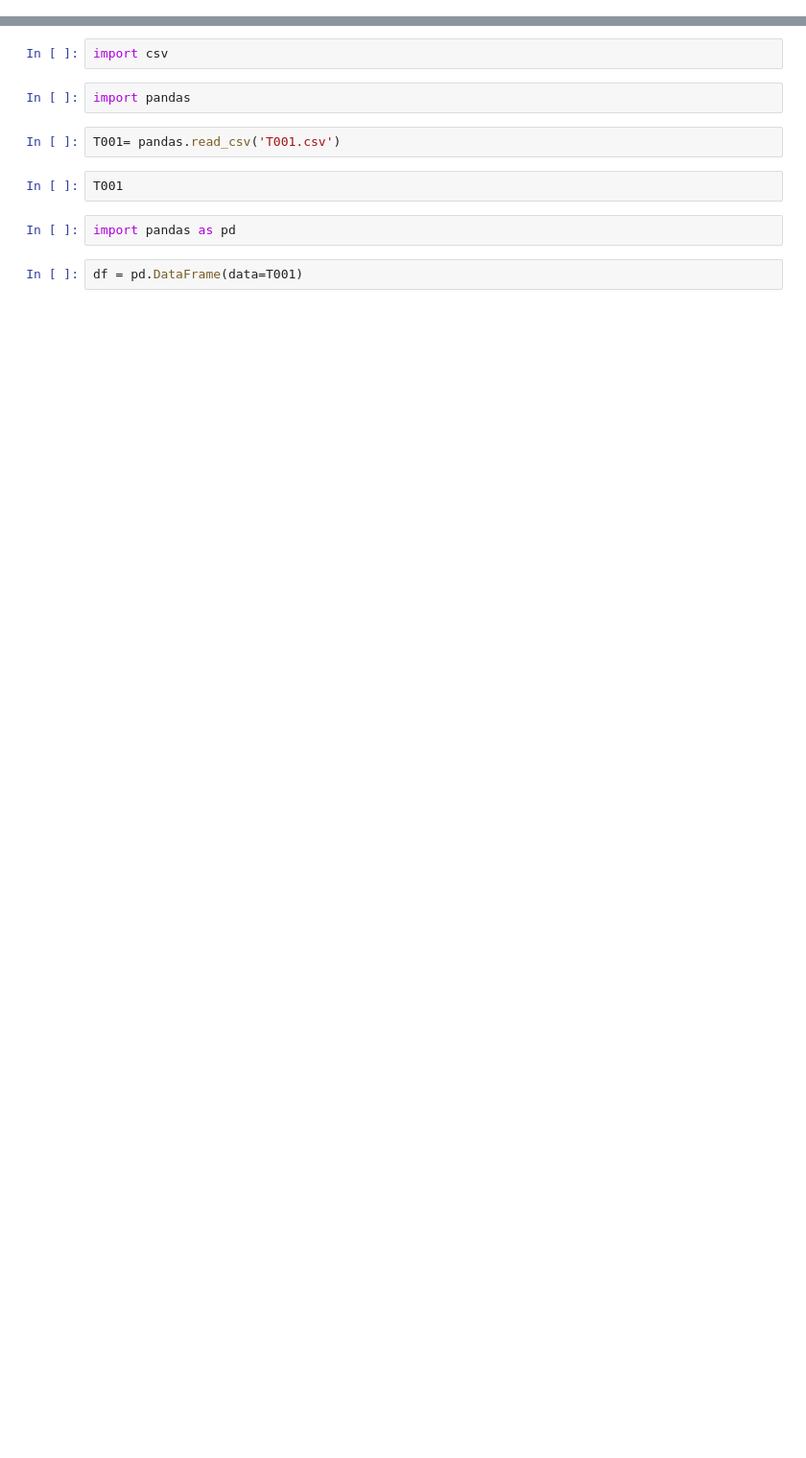
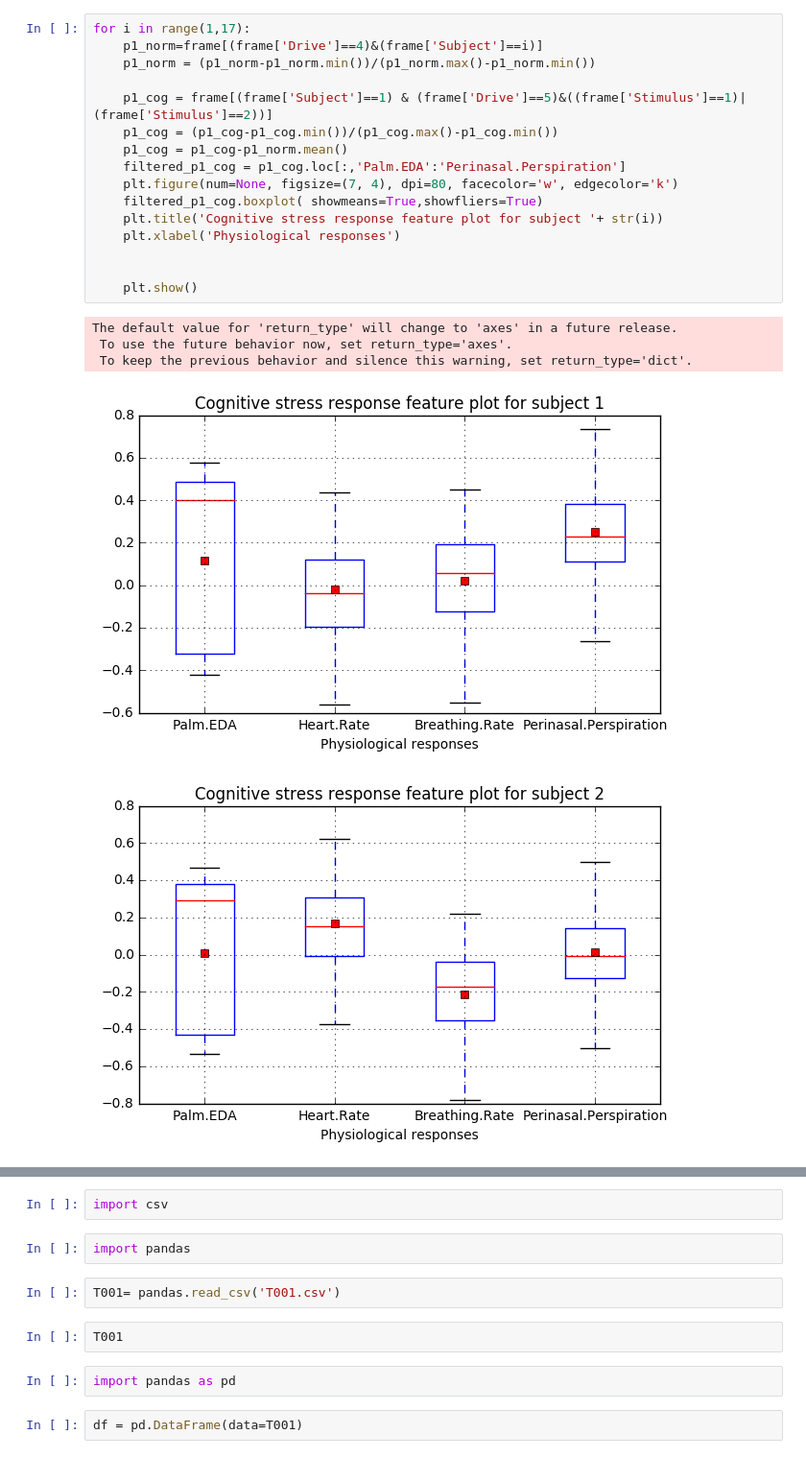
Before and after one commit to bhargavim1/Multimodal-stress-recognition, a Jupyter notebook: data_recog.ipynb, the cells around one changed output, grey strips where cells are left out. Shown at 96% size. Cells and saved outputs as stored; diff of their text form; blank space fills up the shorter version.

```diff
--- a/data_recog.ipynb
+++ b/data_recog.ipynb
@@ -0,0 +1,22 @@
+# %%
+for i in range(1,17):
+    p1_norm=frame[(frame['Drive']==4)&(frame['Subject']==i)]
+    p1_norm = (p1_norm-p1_norm.min())/(p1_norm.max()-p1_norm.min())
+
+    p1_cog = frame[(frame['Subject']==1) & (frame['Drive']==5)&((frame['Stimulus']==1)|(frame['Stimulus']==2))]
+    p1_cog = (p1_cog-p1_cog.min())/(p1_cog.max()-p1_cog.min())
+    p1_cog = p1_cog-p1_norm.mean()
+    filtered_p1_cog = p1_cog.loc[:,'Palm.EDA':'Perinasal.Perspiration']
+    plt.figure(num=None, figsize=(7, 4), dpi=80, facecolor='w', edgecolor='k')
+    filtered_p1_cog.boxplot( showmeans=True,showfliers=True)
+    plt.title('Cognitive stress response feature plot for subject '+ str(i))
+    plt.xlabel('Physiological responses')
+
+
+    plt.show()
+# %% [output]
+The default value for 'return_type' will change to 'axes' in a future release.
+ To use the future behavior now, set return_type='axes'.
+ To keep the previous behavior and silence this warning, set return_type='dict'.
+[figure, added]
+[figure, added]
```
Also changed, not shown: parts of 15 cells of this notebook.
